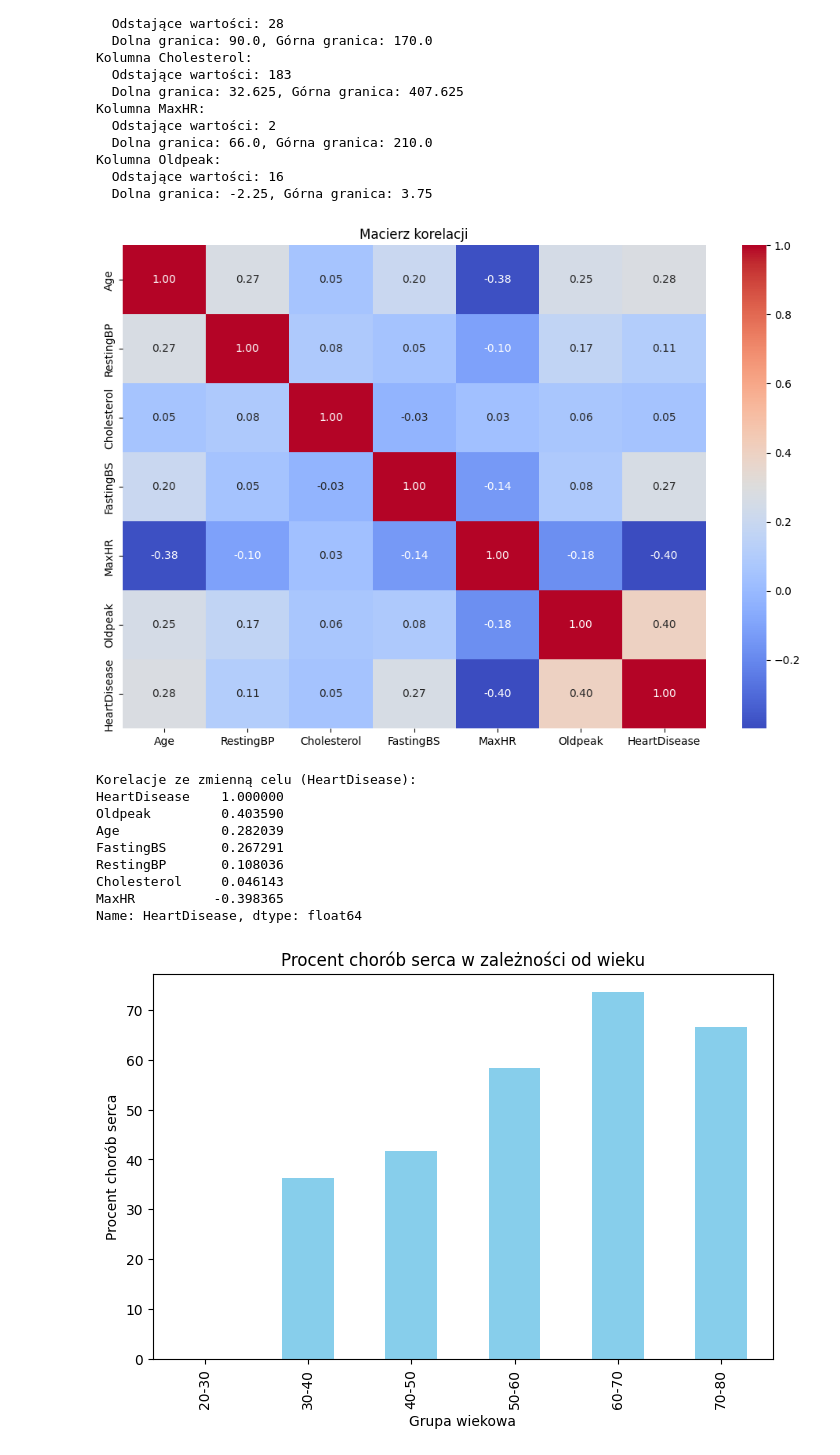
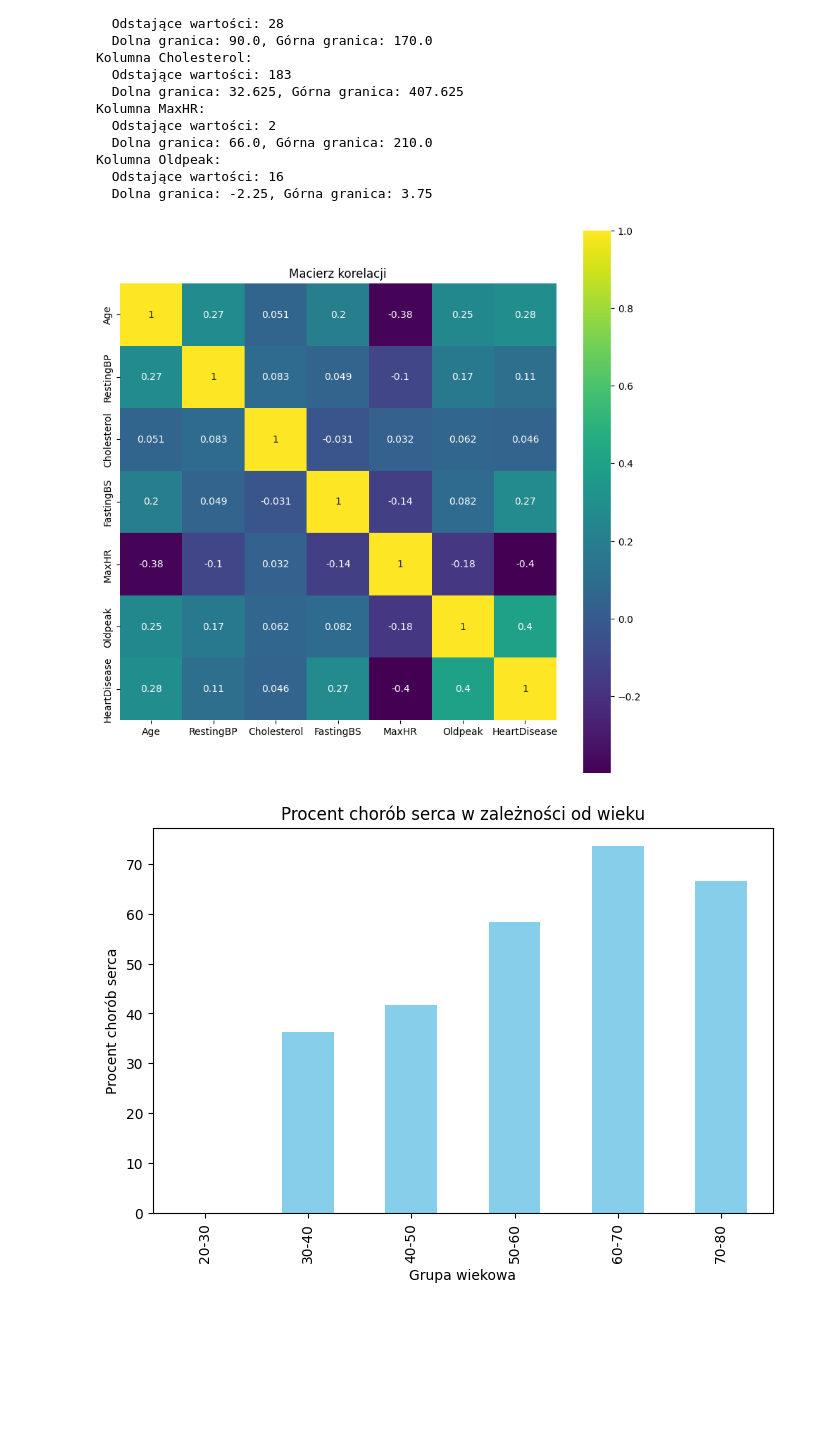
Before and after one commit to piotr-stec/snn-heart-failure, a Jupyter notebook: heartDisease.ipynb, the cells around one changed output. Saved outputs shown, nothing was run; the diff lists cells and outputs as text; code cells hidden in the pictures; blank space fills up the shorter version.

```diff
--- a/heartDisease.ipynb
+++ b/heartDisease.ipynb
@@ -205,32 +222,13 @@ for col in numeric_columns:
 # %%
 import seaborn as sns
 
-numeric_columns = data.select_dtypes(include=['int64', 'float64']).columns.tolist()
-
-numeric_data = data[numeric_columns]
-
-correlation_matrix = numeric_data.corr()
-
-plt.figure(figsize=(12, 8))
-sns.heatmap(correlation_matrix, annot=True, fmt='.2f', cmap='coolwarm', cbar=True)
+corr = data.select_dtypes(include='number').corr()
+plt.figure(figsize=(10,10))
+sns.heatmap(corr, vmax=1, square=True,annot=True,cmap='viridis')
 plt.title('Macierz korelacji')
 plt.show()
-
-
-correlation_with_target = correlation_matrix['HeartDisease'].sort_values(ascending=False)
-print("Korelacje ze zmienną celu (HeartDisease):")
-print(correlation_with_target)
 # %% [output]
-[figure, old version]
+[figure, new version]
-Korelacje ze zmienną celu (HeartDisease):
-HeartDisease    1.000000
-Oldpeak         0.403590
-Age             0.282039
-FastingBS       0.267291
-RestingBP       0.108036
-Cholesterol     0.046143
-MaxHR          -0.398365
-Name: HeartDisease, dtype: float64
 # %%
 # Zależność wieku od chorób serca
 age_groups = pd.cut(data['Age'], bins=[20, 30, 40, 50, 60, 70, 80], labels=['20-30', '30-40', '40-50', '50-60', '60-70', '70-80'])
```
Also changed, not shown: parts of 9 cells of this notebook.
